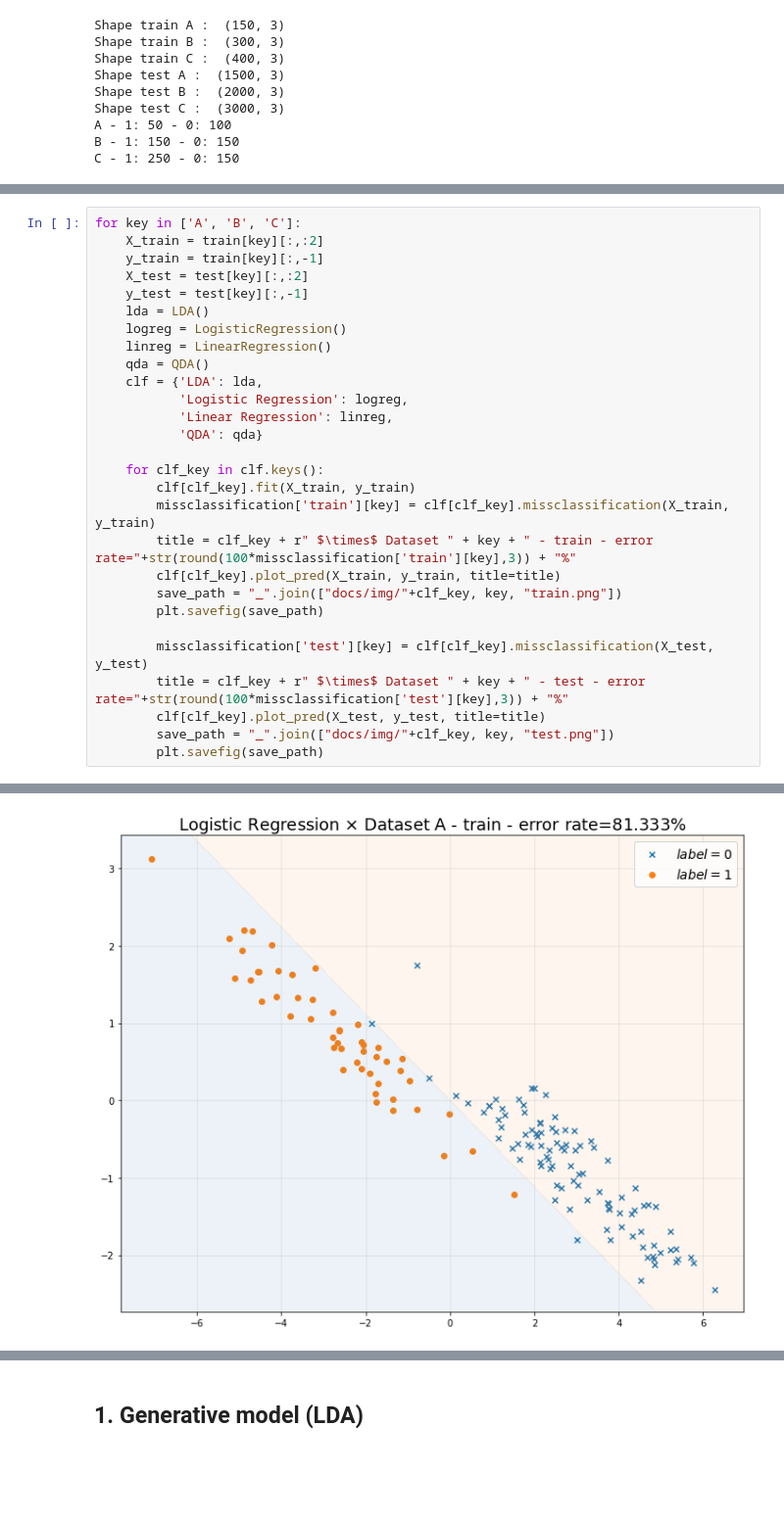
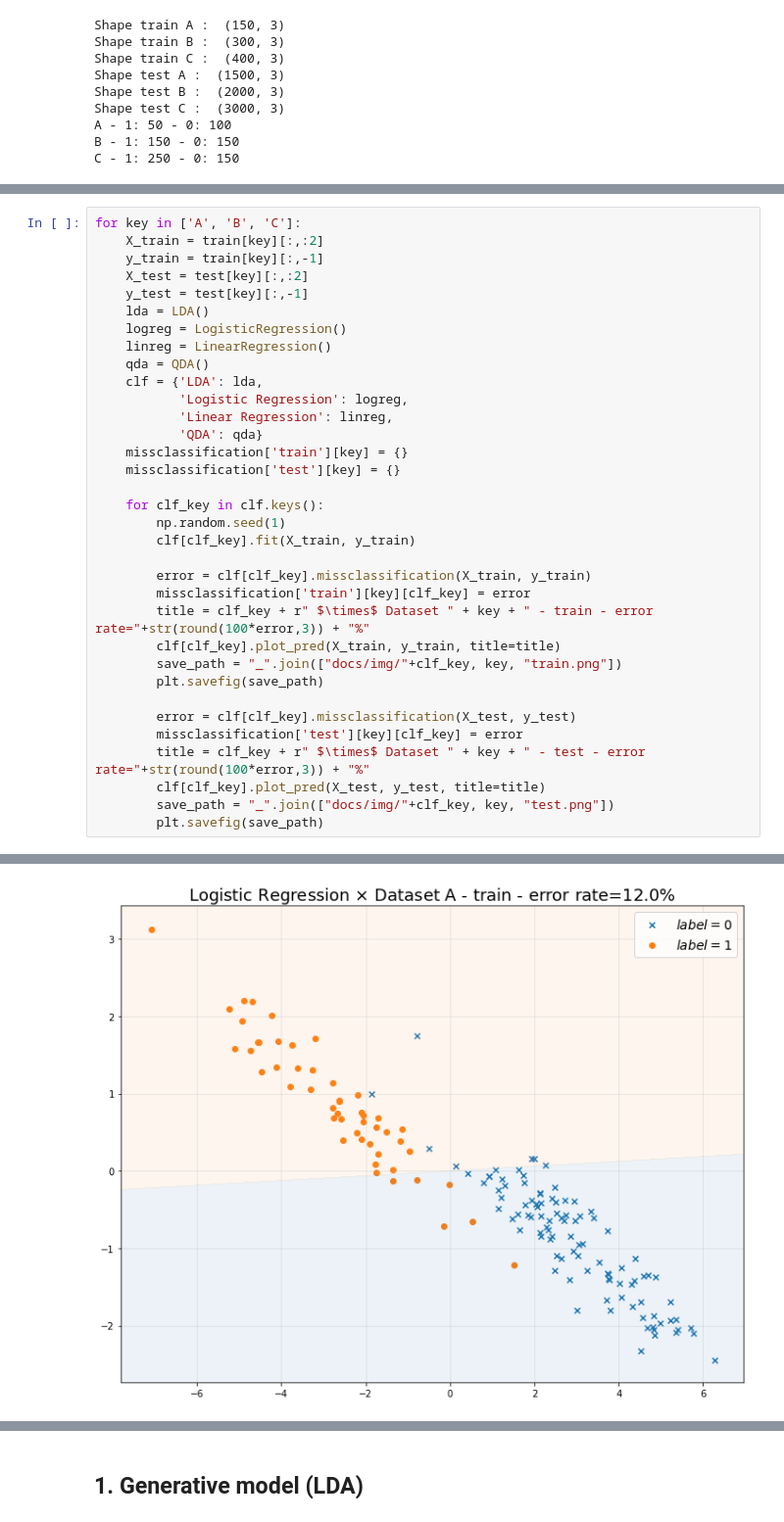
Before and after one commit to shahineb/archives1819, a Jupyter notebook: HWK1/HWK1.ipynb, the cells around one changed output, grey strips where cells are left out. Shown at 98% size. Saved outputs shown, nothing was run; the diff lists cells and outputs as text; blank space fills up the shorter version.

```diff
--- a/HWK1/HWK1.ipynb
+++ b/HWK1/HWK1.ipynb
@@ -53,37 +54,43 @@ missclassification = {'train': {}, 'test': {}}
 # %%
 for key in ['A', 'B', 'C']:
     X_train = train[key][:,:2]
     y_train = train[key][:,-1]
     X_test = test[key][:,:2]
     y_test = test[key][:,-1]
     lda = LDA()
     logreg = LogisticRegression()
     linreg = LinearRegression()
     qda = QDA()
     clf = {'LDA': lda,
            'Logistic Regression': logreg,
            'Linear Regression': linreg,
            'QDA': qda}
+    missclassification['train'][key] = {}
+    missclassification['test'][key] = {}
 
     for clf_key in clf.keys():
+        np.random.seed(1)
         clf[clf_key].fit(X_train, y_train)
-        missclassification['train'][key] = clf[clf_key].missclassification(X_train, y_train)
-        title = clf_key + r" $\times$ Dataset " + key + " - train - error rate="+str(round(100*missclassification['train'][key],3)) + "%"
+
+        error = clf[clf_key].missclassification(X_train, y_train)
+        missclassification['train'][key][clf_key] = error
+        title = clf_key + r" $\times$ Dataset " + key + " - train - error rate="+str(round(100*error,3)) + "%"
         clf[clf_key].plot_pred(X_train, y_train, title=title)
         save_path = "_".join(["docs/img/"+clf_key, key, "train.png"])
         plt.savefig(save_path)
 
-        missclassification['test'][key] = clf[clf_key].missclassification(X_test, y_test)
-        title = clf_key + r" $\times$ Dataset " + key + " - test - error rate="+str(round(100*missclassification['test'][key],3)) + "%"
+        error = clf[clf_key].missclassification(X_test, y_test)
+        missclassification['test'][key][clf_key] = error
+        title = clf_key + r" $\times$ Dataset " + key + " - test - error rate="+str(round(100*error,3)) + "%"
         clf[clf_key].plot_pred(X_test, y_test, title=title)
         save_path = "_".join(["docs/img/"+clf_key, key, "test.png"])
         plt.savefig(save_path)
 # %% [output]
 [figure]
 [figure]
 [figure]
 [figure]
-[figure, old version]
+[figure, new version]
 [figure]
 [figure]
 [figure]
```
Also changed, not shown: parts of 17 cells of this notebook, 5 other files.
